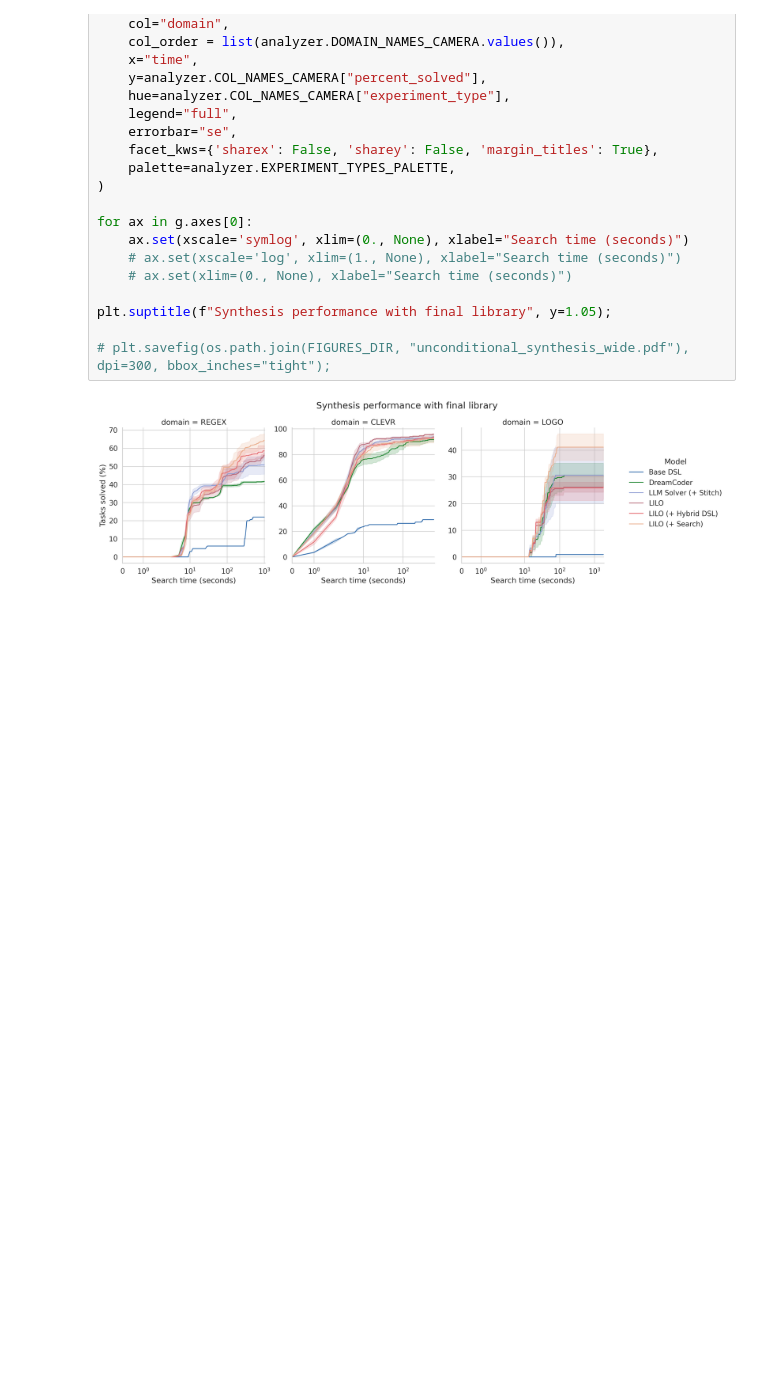
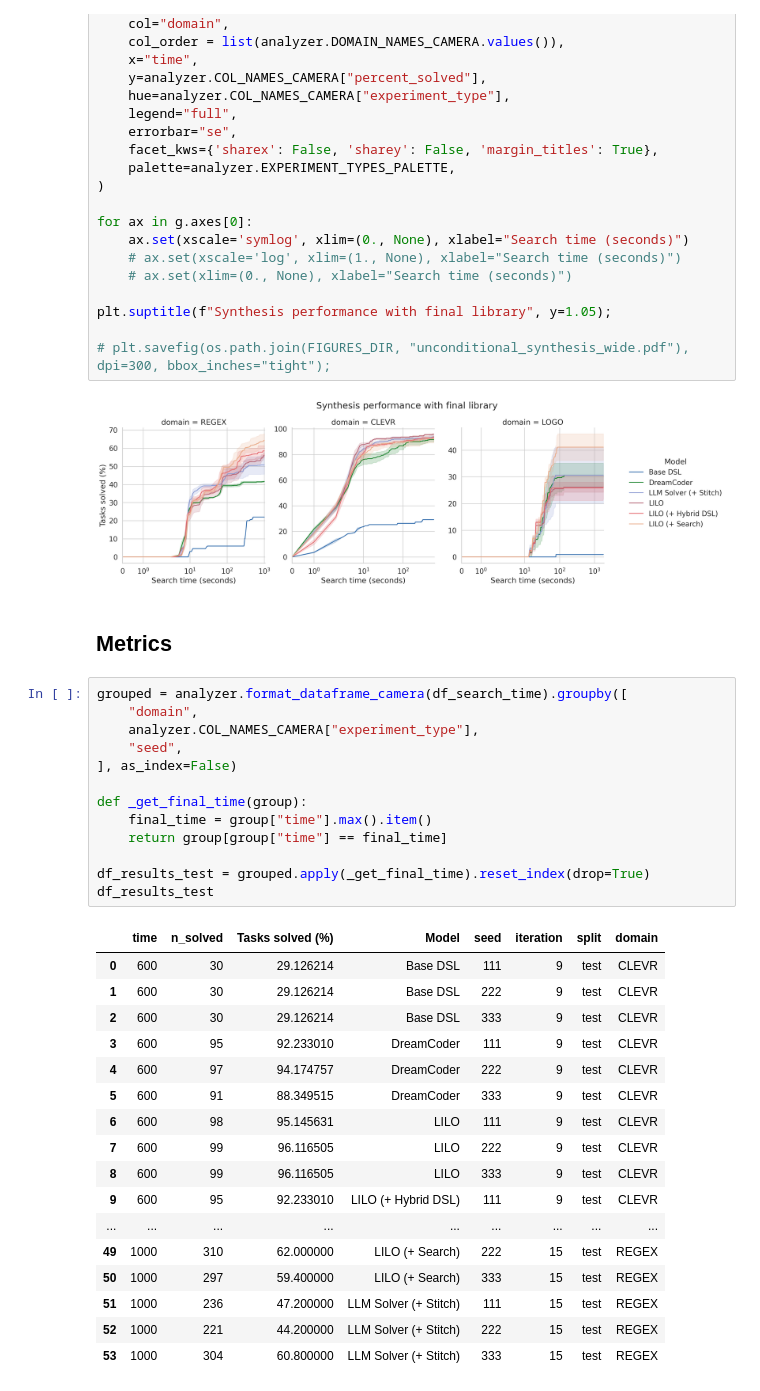
Before and after one commit to gabegrand/lilo, a Jupyter notebook: analysis/analyze_library_evaluation.ipynb, the cells around one changed output. Cells and saved outputs as stored; diff of their text form; blank space fills up the shorter version.

```diff
--- a/analysis/analyze_library_evaluation.ipynb
+++ b/analysis/analyze_library_evaluation.ipynb
@@ -113,3 +114,36 @@ plt.suptitle(f"Synthesis performance with final library", y=1.05);
 # plt.savefig(os.path.join(FIGURES_DIR, "unconditional_synthesis_wide.pdf"), dpi=300, bbox_inches="tight");
 # %% [output]
 [figure]
+# %% [markdown]
+## Metrics
+# %%
+grouped = analyzer.format_dataframe_camera(df_search_time).groupby([
+    "domain",
+    analyzer.COL_NAMES_CAMERA["experiment_type"],
+    "seed",
+], as_index=False)
+
+def _get_final_time(group):
+    final_time = group["time"].max().item()
+    return group[group["time"] == final_time]
+
+df_results_test = grouped.apply(_get_final_time).reset_index(drop=True)
+df_results_test
+# %% [output]
+|  | time | n_solved | Tasks solved (%) | Model | seed | iteration | split | domain |
+| 0 | 600 | 30 | 29.126214 | Base DSL | 111 | 9 | test | CLEVR |
+| 1 | 600 | 30 | 29.126214 | Base DSL | 222 | 9 | test | CLEVR |
+| 2 | 600 | 30 | 29.126214 | Base DSL | 333 | 9 | test | CLEVR |
+| 3 | 600 | 95 | 92.233010 | DreamCoder | 111 | 9 | test | CLEVR |
+| 4 | 600 | 97 | 94.174757 | DreamCoder | 222 | 9 | test | CLEVR |
+| 5 | 600 | 91 | 88.349515 | DreamCoder | 333 | 9 | test | CLEVR |
+| 6 | 600 | 98 | 95.145631 | LILO | 111 | 9 | test | CLEVR |
+| 7 | 600 | 99 | 96.116505 | LILO | 222 | 9 | test | CLEVR |
+| 8 | 600 | 99 | 96.116505 | LILO | 333 | 9 | test | CLEVR |
+| 9 | 600 | 95 | 92.233010 | LILO (+ Hybrid DSL) | 111 | 9 | test | CLEVR |
+| ... | ... | ... | ... | ... | ... | ... | ... | ... |
+| 49 | 1000 | 310 | 62.000000 | LILO (+ Search) | 222 | 15 | test | REGEX |
+| 50 | 1000 | 297 | 59.400000 | LILO (+ Search) | 333 | 15 | test | REGEX |
+| 51 | 1000 | 236 | 47.200000 | LLM Solver (+ Stitch) | 111 | 15 | test | REGEX |
+| 52 | 1000 | 221 | 44.200000 | LLM Solver (+ Stitch) | 222 | 15 | test | REGEX |
+| 53 | 1000 | 304 | 60.800000 | LLM Solver (+ Stitch) | 333 | 15 | test | REGEX |
```
Also changed, not shown: parts of 4 cells of this notebook, 1 other file.
